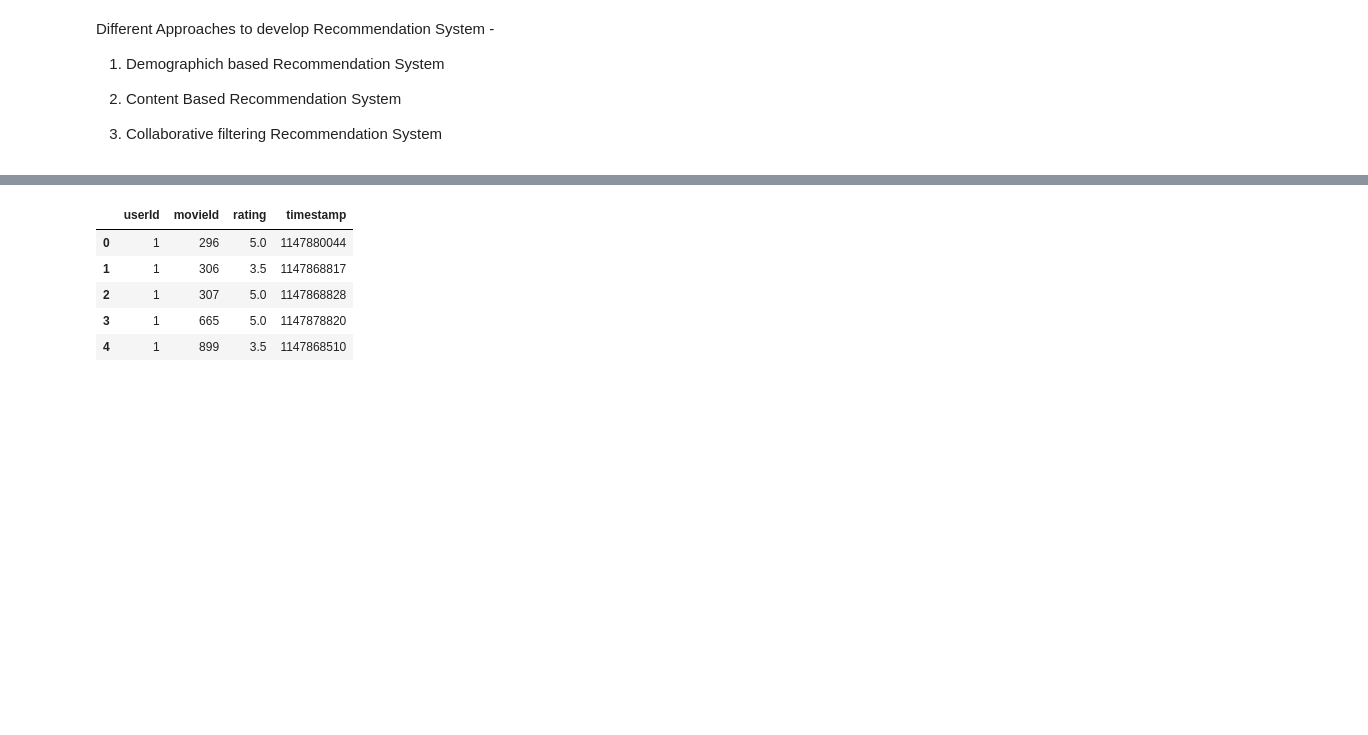
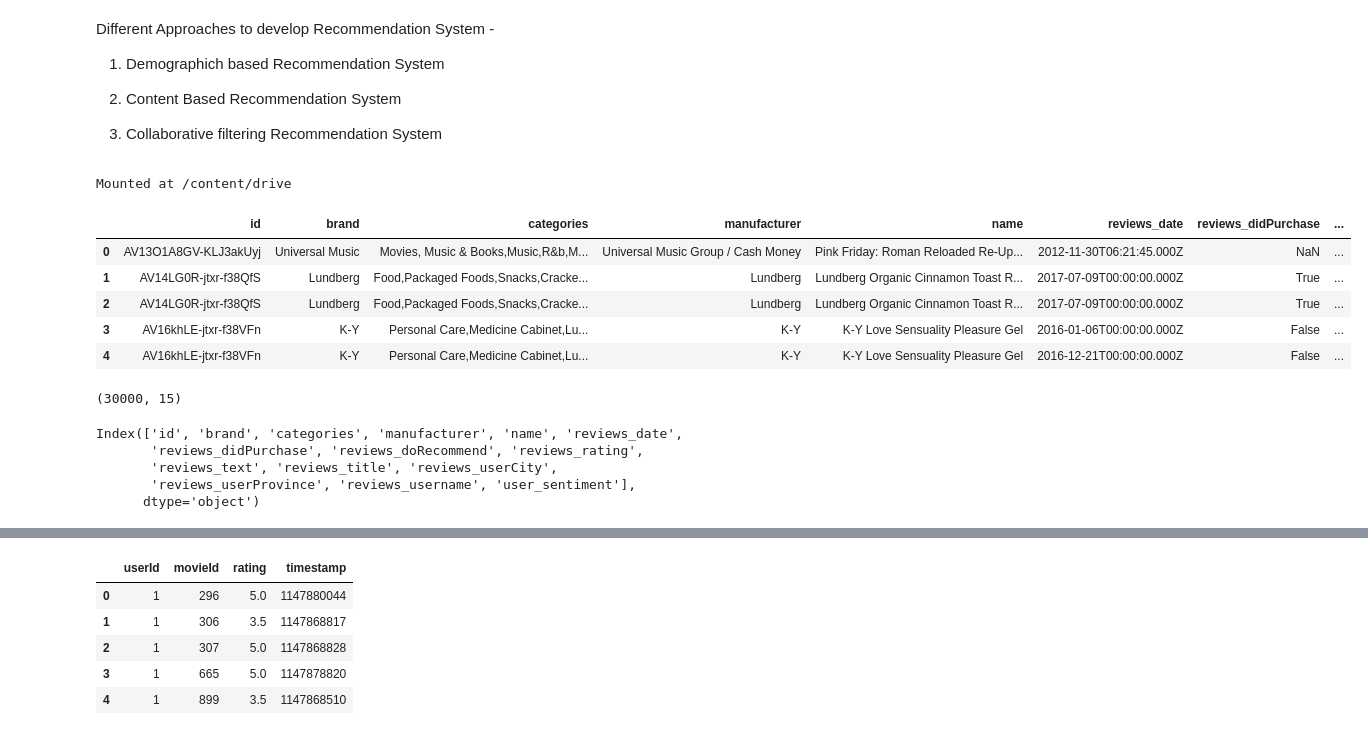
Before and after one commit to thomami244/Capstone_Project_Sentiment_Analysis, a Jupyter notebook: Recommendation+System+Notebook.ipynb, the cells around one changed output, grey strips where cells are left out. Saved outputs shown, nothing was run; the diff lists cells and outputs as text; code cells hidden in the pictures; blank space fills up the shorter version.

```diff
--- a/Recommendation+System+Notebook.ipynb
+++ b/Recommendation+System+Notebook.ipynb
@@ -12,8 +12,36 @@ Different Approaches to develop Recommendation System -
 2. Content Based Recommendation System
 
 3. Collaborative filtering Recommendation System
+# %%
+from google.colab import drive
+drive.mount('/content/drive')
+# %% [output]
+Mounted at /content/drive
 # %%
 # import libraties
 import pandas as pd
 import numpy as np
 import matplotlib.pyplot as plt
+# %%
+reviews_dataset=pd.read_csv('/content/drive/MyDrive/Capstone_Project_Sentiment_Analysis/sample30.csv')
+# %%
+reviews_dataset.head()
+# %% [output]
+|  | id | brand | categories | manufacturer | name | reviews_date | reviews_didPurchase | ... |
+| 0 | AV13O1A8GV-KLJ3akUyj | Universal Music | Movies, Music & Books,Music,R&b,M... | Universal Music Group / Cash Money | Pink Friday: Roman Reloaded Re-Up... | 2012-11-30T06:21:45.000Z | NaN | ... |
+| 1 | AV14LG0R-jtxr-f38QfS | Lundberg | Food,Packaged Foods,Snacks,Cracke... | Lundberg | Lundberg Organic Cinnamon Toast R... | 2017-07-09T00:00:00.000Z | True | ... |
+| 2 | AV14LG0R-jtxr-f38QfS | Lundberg | Food,Packaged Foods,Snacks,Cracke... | Lundberg | Lundberg Organic Cinnamon Toast R... | 2017-07-09T00:00:00.000Z | True | ... |
+| 3 | AV16khLE-jtxr-f38VFn | K-Y | Personal Care,Medicine Cabinet,Lu... | K-Y | K-Y Love Sensuality Pleasure Gel | 2016-01-06T00:00:00.000Z | False | ... |
+| 4 | AV16khLE-jtxr-f38VFn | K-Y | Personal Care,Medicine Cabinet,Lu... | K-Y | K-Y Love Sensuality Pleasure Gel | 2016-12-21T00:00:00.000Z | False | ... |
+# %%
+reviews_dataset.shape
+# %% [output]
+(30000, 15)
+# %%
+reviews_dataset.columns
+# %% [output]
+Index(['id', 'brand', 'categories', 'manufacturer', 'name', 'reviews_date',
+       'reviews_didPurchase', 'reviews_doRecommend', 'reviews_rating',
+       'reviews_text', 'reviews_title', 'reviews_userCity',
+       'reviews_userProvince', 'reviews_username', 'user_sentiment'],
+      dtype='object')
```
Also changed, not shown: parts of 2 cells of this notebook, 2 other files.
